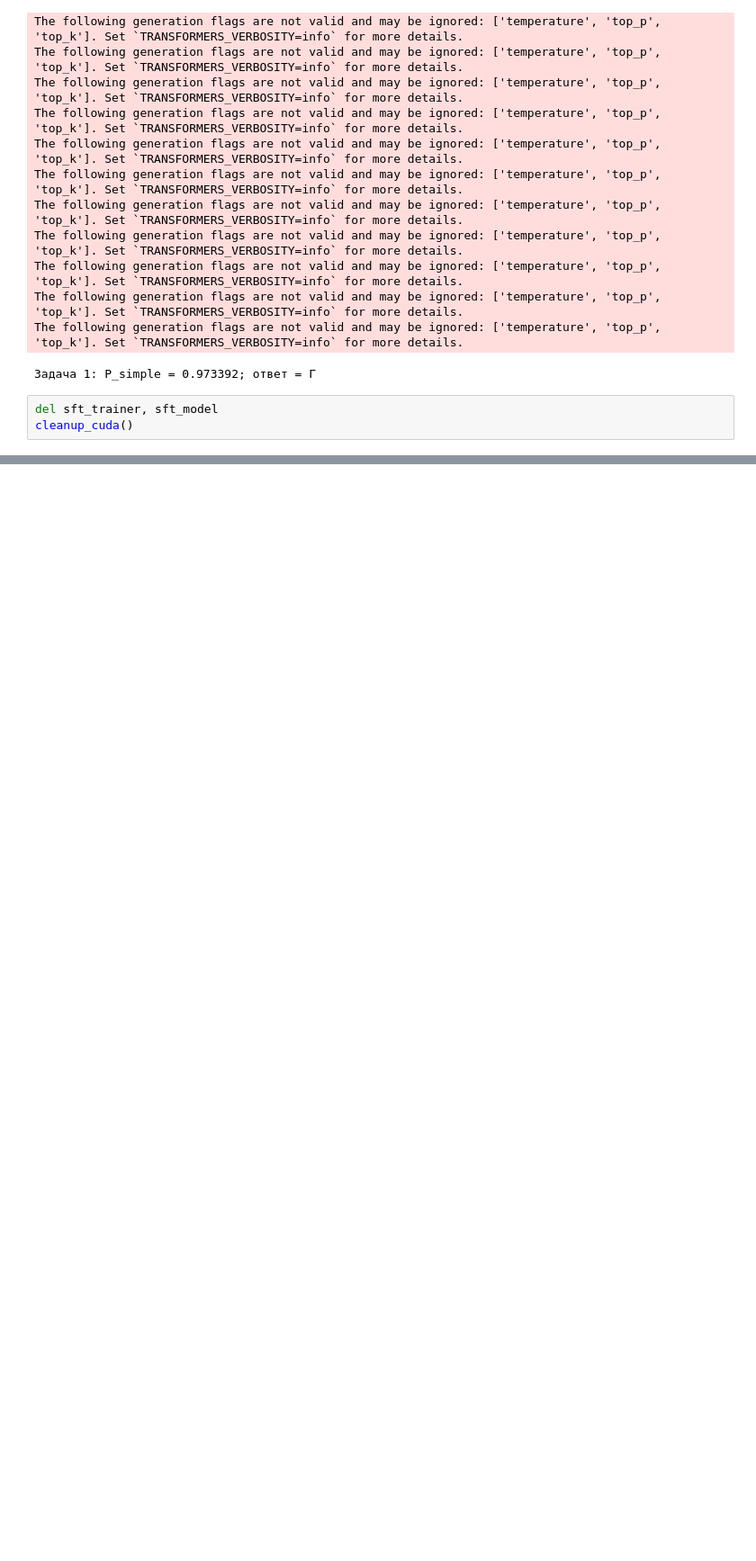
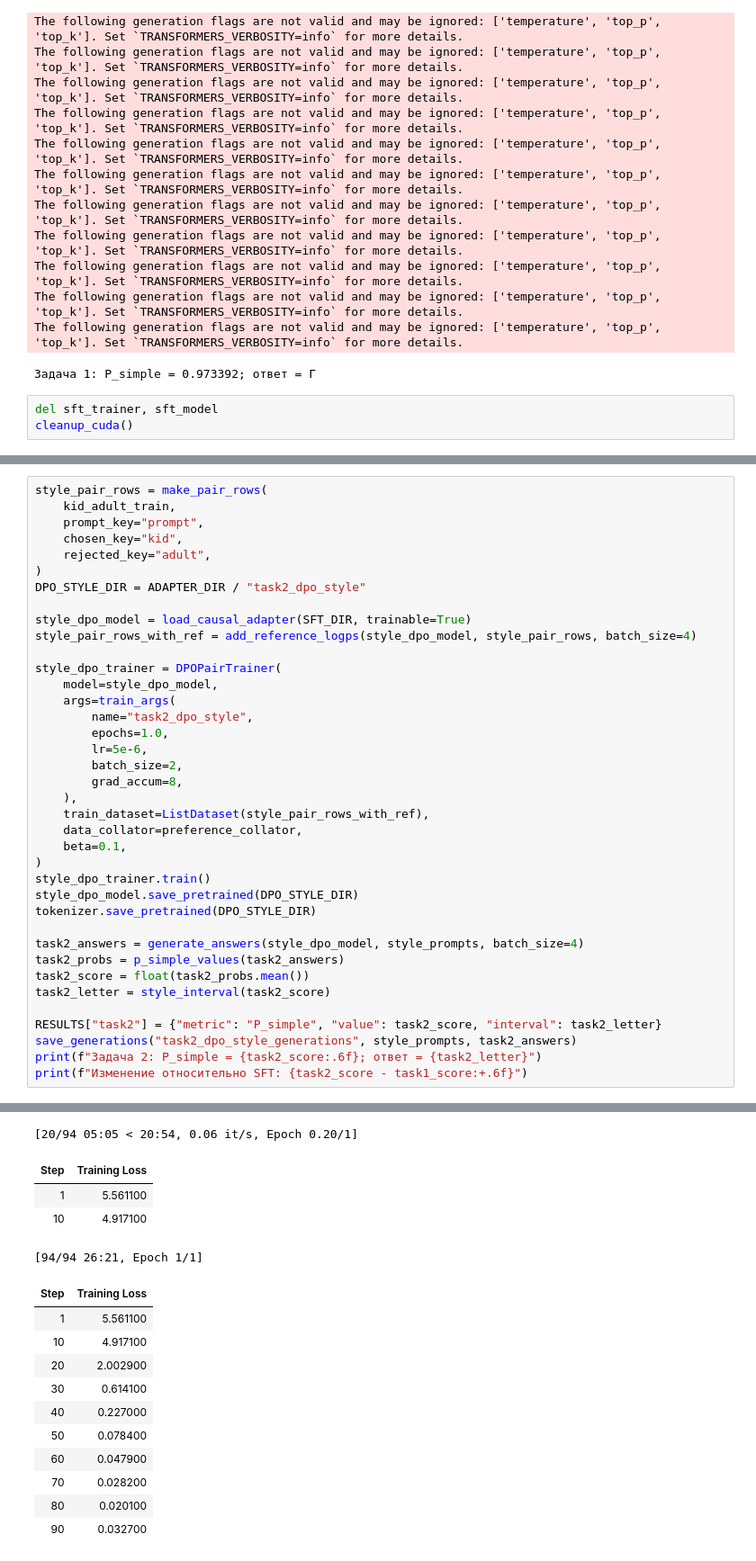
Before and after one commit to mc-ardi/red_level, a Jupyter notebook: kms.ipynb, the cells around one changed output, grey strips where cells are left out. Shown at 90% size. Cells and saved outputs as stored; diff of their text form; blank space fills up the shorter version.

```diff
--- a/kms.ipynb
+++ b/kms.ipynb
@@ -693,0 +696,39 @@ cleanup_cuda()
+# %%
+style_pair_rows = make_pair_rows(
+    kid_adult_train,
+    prompt_key="prompt",
+    chosen_key="kid",
+    rejected_key="adult",
+)
+DPO_STYLE_DIR = ADAPTER_DIR / "task2_dpo_style"
+
+style_dpo_model = load_causal_adapter(SFT_DIR, trainable=True)
+style_pair_rows_with_ref = add_reference_logps(style_dpo_model, style_pair_rows, batch_size=4)
+
+style_dpo_trainer = DPOPairTrainer(
+    model=style_dpo_model,
+    args=train_args(
+        name="task2_dpo_style",
+        epochs=1.0,
+        lr=5e-6,
+        batch_size=2,
+        grad_accum=8,
+    ),
+    train_dataset=ListDataset(style_pair_rows_with_ref),
+    data_collator=preference_collator,
+    beta=0.1,
+)
+style_dpo_trainer.train()
+style_dpo_model.save_pretrained(DPO_STYLE_DIR)
+tokenizer.save_pretrained(DPO_STYLE_DIR)
+
+task2_answers = generate_answers(style_dpo_model, style_prompts, batch_size=4)
+task2_probs = p_simple_values(task2_answers)
+task2_score = float(task2_probs.mean())
+task2_letter = style_interval(task2_score)
+
+RESULTS["task2"] = {"metric": "P_simple", "value": task2_score, "interval": task2_letter}
+save_generations("task2_dpo_style_generations", style_prompts, task2_answers)
+print(f"Задача 2: P_simple = {task2_score:.6f}; ответ = {task2_letter}")
+print(f"Изменение относительно SFT: {task2_score - task1_score:+.6f}")
+# %% [output]
@@ -693,0 +737,16 @@ cleanup_cuda()
+[20/94 05:05 < 20:54, 0.06 it/s, Epoch 0.20/1]
+| Step | Training Loss |
+| 1 | 5.561100 |
+| 10 | 4.917100 |
+[94/94 26:21, Epoch 1/1]
+| Step | Training Loss |
+| 1 | 5.561100 |
+| 10 | 4.917100 |
+| 20 | 2.002900 |
+| 30 | 0.614100 |
+| 40 | 0.227000 |
+| 50 | 0.078400 |
+| 60 | 0.047900 |
+| 70 | 0.028200 |
+| 80 | 0.020100 |
+| 90 | 0.032700 |
```
Also changed, not shown: parts of 3 cells of this notebook.
